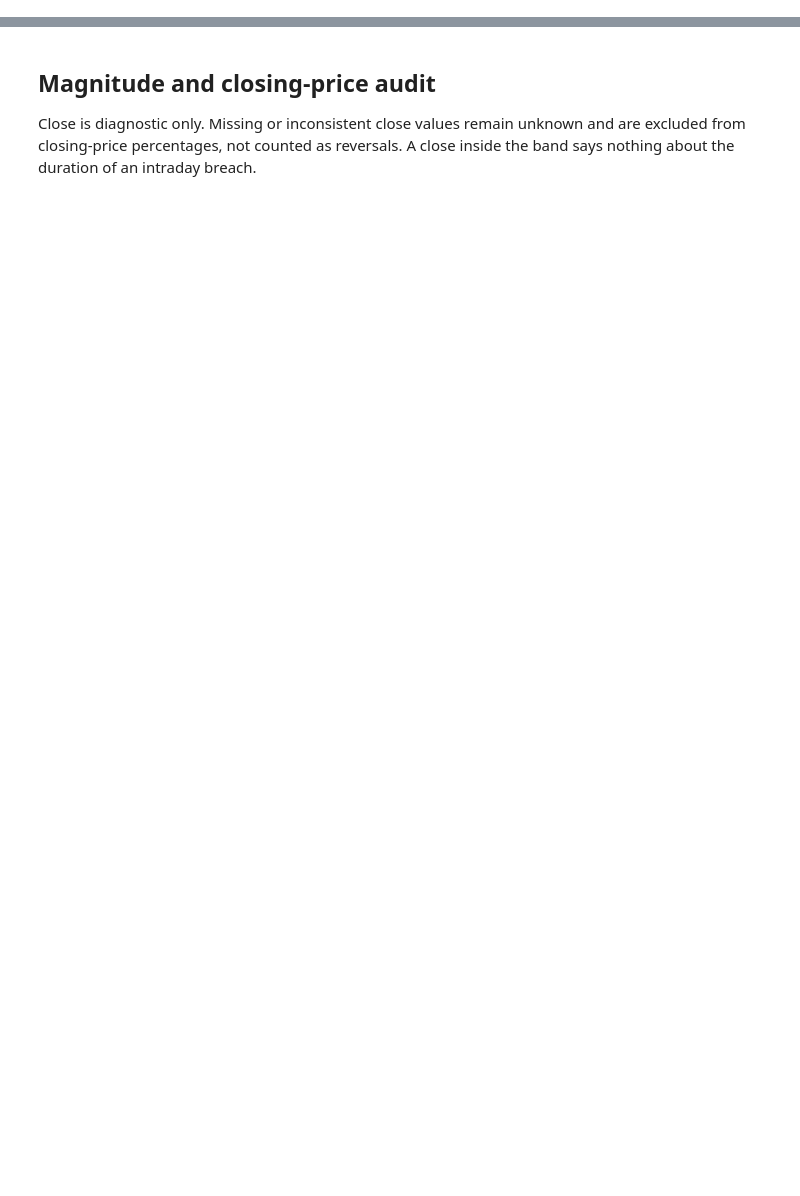
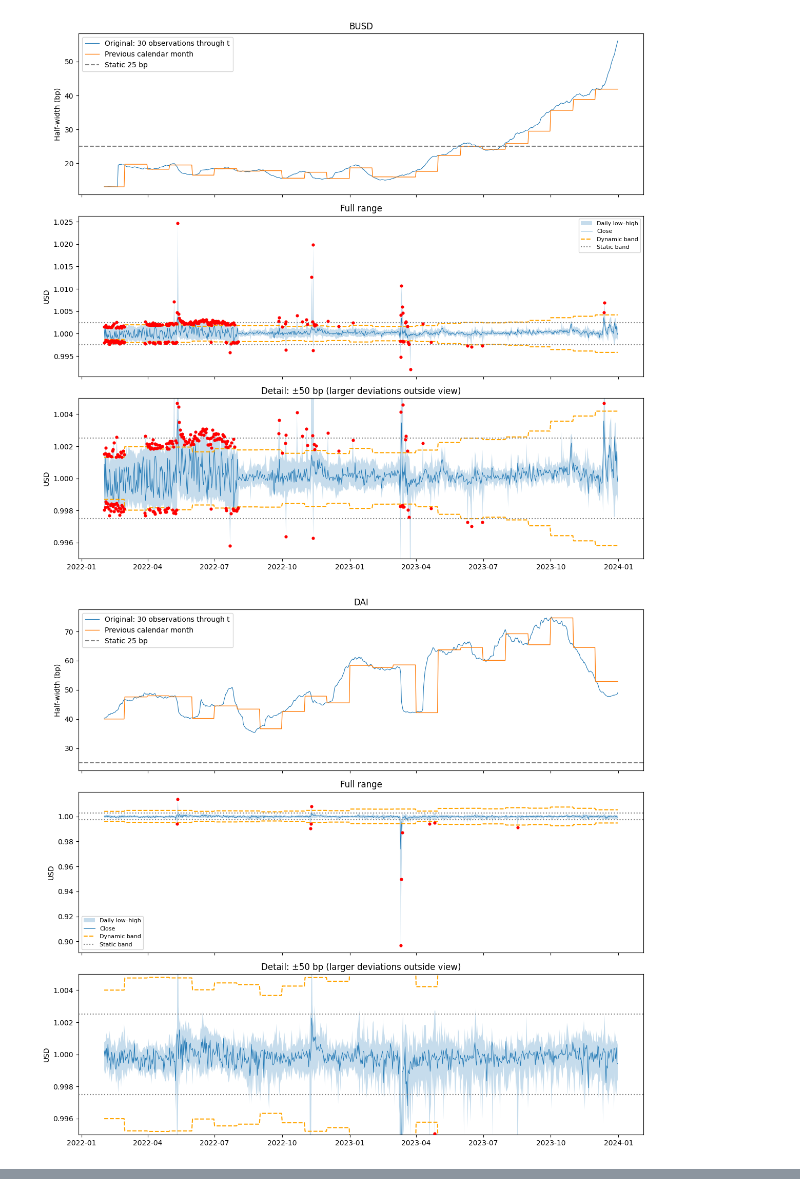
Before and after one commit to hahaharsha/digital-currencies-2, a Jupyter notebook: depeg_labeller/audit.ipynb, the cells around one changed output, grey strips where cells are left out. Drawn from its saved outputs; the diff is of its cells as text; code cells hidden in the pictures; blank space fills up the shorter version.

Commit message:
Update README and depeg audit notebook

```diff
--- a/depeg_labeller/audit.ipynb
+++ b/depeg_labeller/audit.ipynb
@@ -7,24 +7,19 @@ Run from a repository containing `dataset/prices.csv` and the companion Python s
 # %%
 from pathlib import Path
 import sys
-ROOT = next((p for p in [Path.cwd(), *Path.cwd().parents]
-             if (p / 'dataset' / 'prices.csv').exists()), None)
+ROOT = next((p for p in [Path.cwd(), *Path.cwd().parents] if (p / 'dataset' / 'prices.csv').exists()), None)
 if ROOT is None:
     raise FileNotFoundError('Open this notebook from inside the project.')
 for folder in [ROOT / 'depeg_labeller', ROOT / 'regime_classifier', ROOT / 'logit']:
     if str(folder) not in sys.path:
         sys.path.insert(0, str(folder))
-
 import numpy as np
 import pandas as pd
 import matplotlib.pyplot as plt
 from IPython.display import display
 from dynamic_depeg import load_prices, build_labels, monthly_volumes, breach
-
 if not (ROOT / 'dataset/prices.csv').exists():
     raise FileNotFoundError('Set ROOT to the repository containing dataset/prices.csv.')
-OUT = ROOT / 'depeg_labeller/results'
-OUT.mkdir(parents=True, exist_ok=True)
 prices = load_prices(ROOT / 'dataset/prices.csv')
 labels, events, monthly = build_labels(prices)
 print('Recorded price sources (not proof of volume provenance):')
@@ -33,4 +28,3 @@ if 'price_source' in prices:
 else:
     print('No price_source field.')
 display(monthly)
-monthly.to_csv(OUT / 'monthly_volume_audit.csv', index=False)
@@ -65,29 +103,27 @@ display(common.groupby('coin')[['threshold_bp', 'original_threshold_bp']].descri
 for coin, g in common.groupby('coin'):
     g = g.sort_values('event_date')
     fig, axes = plt.subplots(3, 1, figsize=(12, 11), sharex=True)
-    axes[0].plot(g.event_date, g.original_threshold_bp, label='Original: 30 observations through t', lw=.8)
+    axes[0].plot(g.event_date, g.original_threshold_bp, label='Original: 30 observations through t', lw=0.8)
     axes[0].plot(g.event_date, g.threshold_bp, label='Previous calendar month', lw=1)
     axes[0].axhline(25, color='gray', ls='--', label='Static 25 bp')
     axes[0].set(title=coin, ylabel='Half-width (bp)')
     axes[0].legend()
     for ax in axes[1:]:
-        ax.fill_between(g.event_date, g.next_day_low, g.next_day_high,
-                        alpha=.25, label='Daily low–high')
+        ax.fill_between(g.event_date, g.next_day_low, g.next_day_high, alpha=0.25, label='Daily low–high')
         if 'next_day_close' in g:
-            ax.plot(g.event_date, g.next_day_close, lw=.7, label='Close')
+            ax.plot(g.event_date, g.next_day_close, lw=0.7, label='Close')
         ax.plot(g.event_date, g.threshold_down, color='orange', ls='--', label='Dynamic band')
         ax.plot(g.event_date, g.threshold_up, color='orange', ls='--')
-        ax.axhline(.9975, color='gray', ls=':', label='Static band')
+        ax.axhline(0.9975, color='gray', ls=':', label='Static band')
         ax.axhline(1.0025, color='gray', ls=':')
-        for side, bound, op in [('next_day_low', 'threshold_down', 'le'),
-                                ('next_day_high', 'threshold_up', 'ge')]:
+        for side, bound, op in [('next_day_low', 'threshold_down', 'le'), ('next_day_high', 'threshold_up', 'ge')]:
             hit = getattr(g[side], op)(g[bound])
             ax.scatter(g.loc[hit, 'event_date'], g.loc[hit, side], color='red', s=12, zorder=3)
         ax.set_ylabel('USD')
     axes[1].legend(fontsize=8)
     axes[1].set_title('Full range')
-    axes[2].set(ylim=(.995, 1.005), title='Detail: ±50 bp (larger deviations outside view)')
+    axes[2].set(ylim=(0.995, 1.005), title='Detail: ±50 bp (larger deviations outside view)')
     fig.tight_layout()
-    fig.savefig(OUT / f'{coin}_label_audit.png', dpi=160)
     plt.show()
     plt.close(fig)
+# %% [output]
@@ -93,0 +137,2 @@ for coin, g in common.groupby('coin'):
+[figure, added]
+[figure, added]
@@ -94,3 +140,0 @@ for coin, g in common.groupby('coin'):
-# %% [markdown]
-## Magnitude and closing-price audit
-Close is diagnostic only. Missing or inconsistent close values remain unknown and are excluded from closing-price percentages, not counted as reversals. A close inside the band says nothing about the duration of an intraday breach.
```
Also changed, not shown: parts of 17 cells of this notebook, 1 other file.
